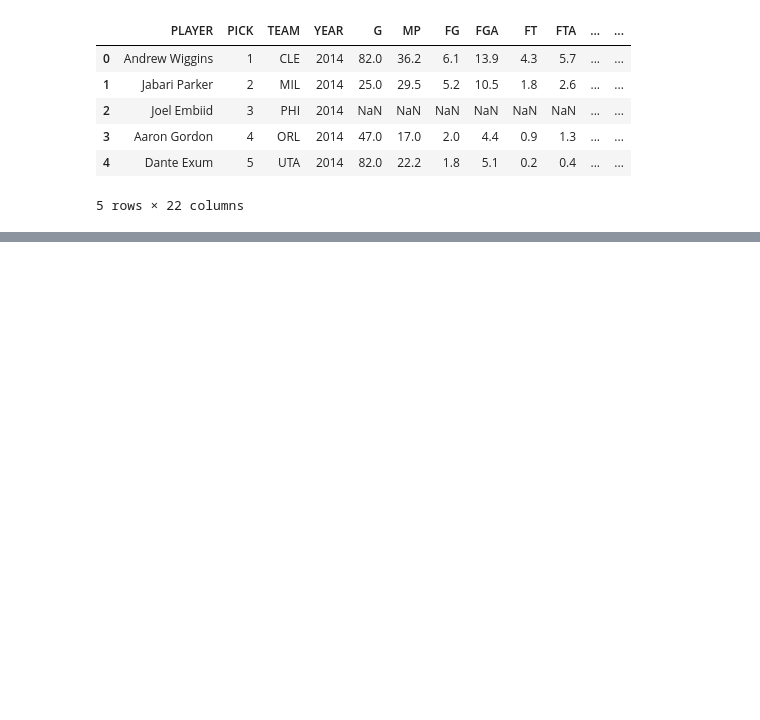
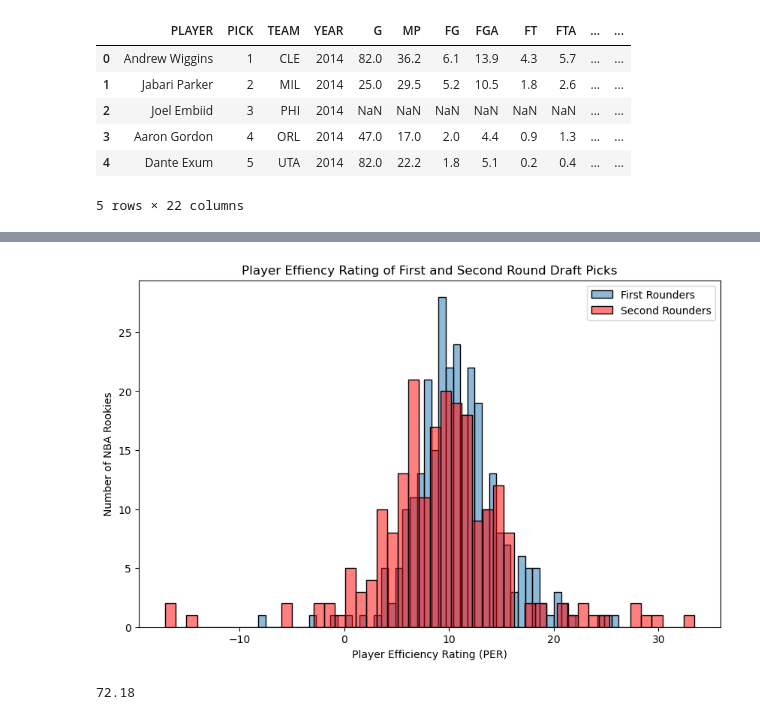
Before and after one commit to Zavello/capstone_DA12_NBA, a Jupyter notebook: notebooks/all_draft_class.ipynb, the cells around one changed output, grey strips where cells are left out. Saved outputs shown, nothing was run; the diff lists cells and outputs as text; code cells hidden in the pictures; blank space fills up the shorter version.

```diff
--- a/notebooks/all_draft_class.ipynb
+++ b/notebooks/all_draft_class.ipynb
@@ -49,0 +102,29 @@ rookies_eff.to_csv('rookie_eff.csv', index=False)
+# %%
+first = drop_injuries[drop_injuries['PICK'] <= 30]
+second = drop_injuries[drop_injuries['PICK'] > 30]
+# %%
+# Create a figure and axis
+plt.figure(figsize=(10, 6))
+
+# Plot the first histogram
+sns.histplot(data=first, x='PER', bins=50, alpha=0.5, label='First Rounders')
+
+# Plot the second histogram
+sns.histplot(data=second, x = 'PER', bins=50, color='red', alpha=0.5, label='Second Rounders')
+
+# Add labels and legend
+plt.ylabel('Number of NBA Rookies')
+plt.xlabel('Player Efficiency Rating (PER)')
+plt.title('Player Effiency Rating of First and Second Round Draft Picks')
+plt.legend()
+
+# Show the plot
+plt.show()
+# %% [output]
+[figure, added]
+# %%
+below_avg = rookies_eff[rookies_eff['PER'] < 15]
+pct = round((len(below_avg)/len(rookies_eff))*100, 2)
+print(pct)
+# %% [output]
+72.18
```
Also changed, not shown: parts of 7 cells of this notebook, 3 other files.
